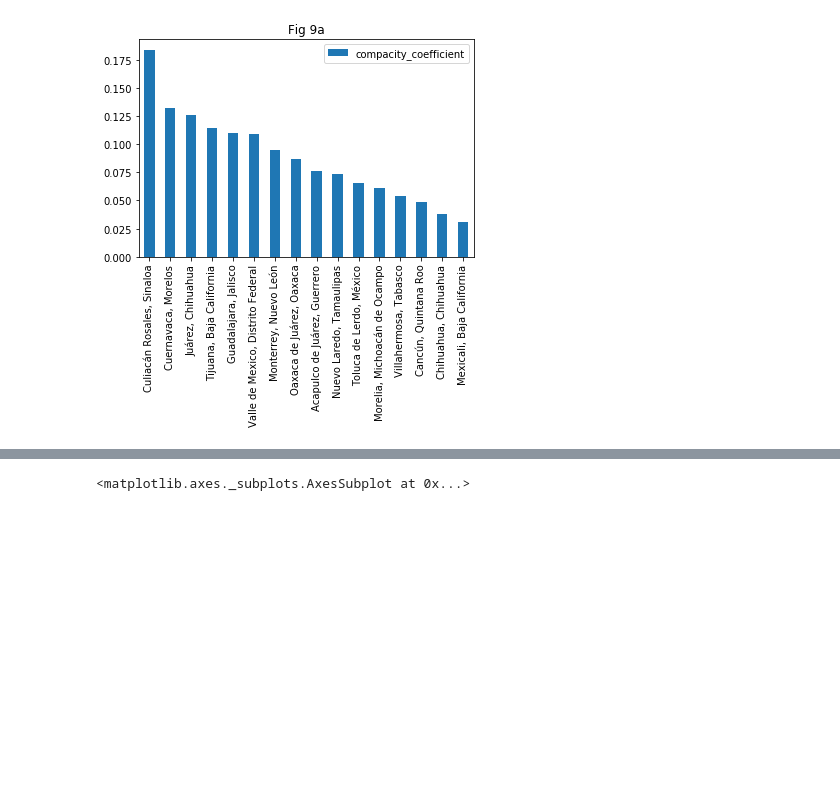
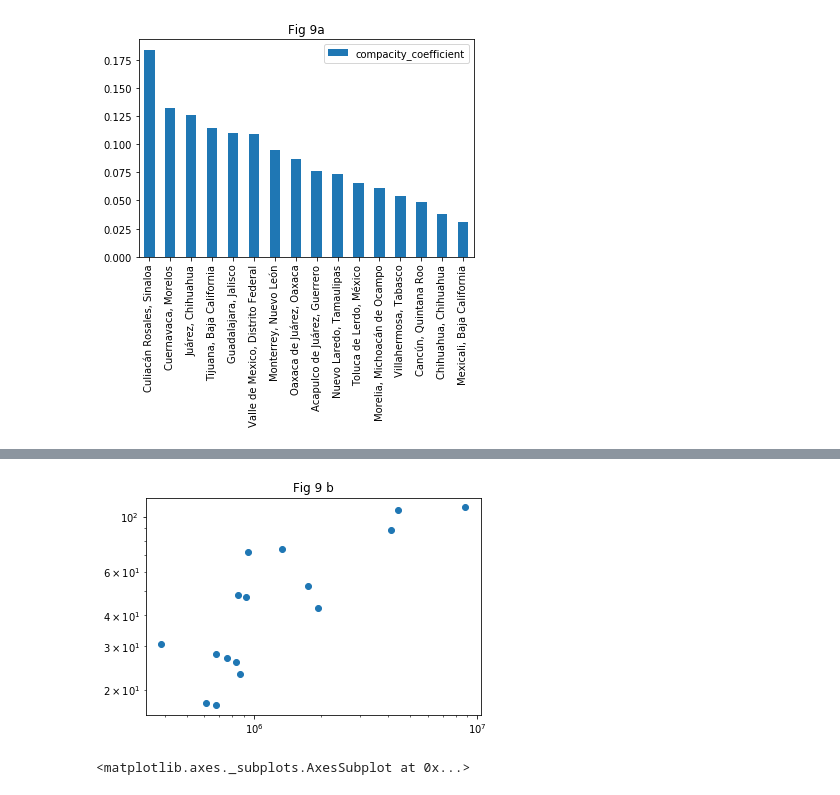
Before and after one commit to JHWu92/mob2crime, a Jupyter notebook: hotspot statistics.ipynb, the cells around one changed output, grey strips where cells are left out. Saved outputs shown, nothing was run; the diff lists cells and outputs as text; code cells hidden in the pictures; blank space fills up the shorter version.

```diff
--- a/hotspot statistics.ipynb
+++ b/hotspot statistics.ipynb
@@ -154,3 +183,10 @@ plt.xscale("log")
+# %%
+plt.scatter(x=mex_cities.population.sort_index(), y=n_hotspot_city.mean(axis=1).sort_index())
+plt.title('Fig 9 b')
+plt.xscale("log")
+plt.yscale("log")
+# %% [output]
+[figure, added]
 # %%
 import seaborn as sns
 # %%
```
Also changed, not shown: parts of 6 cells of this notebook.
